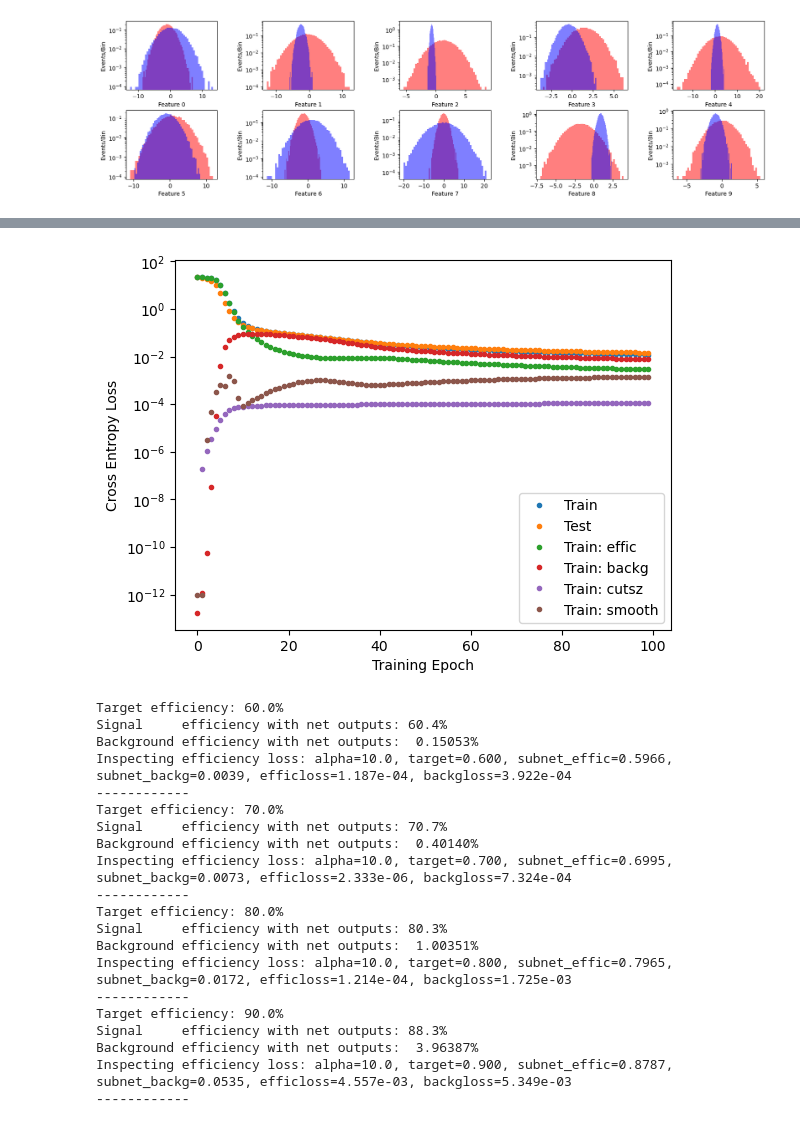
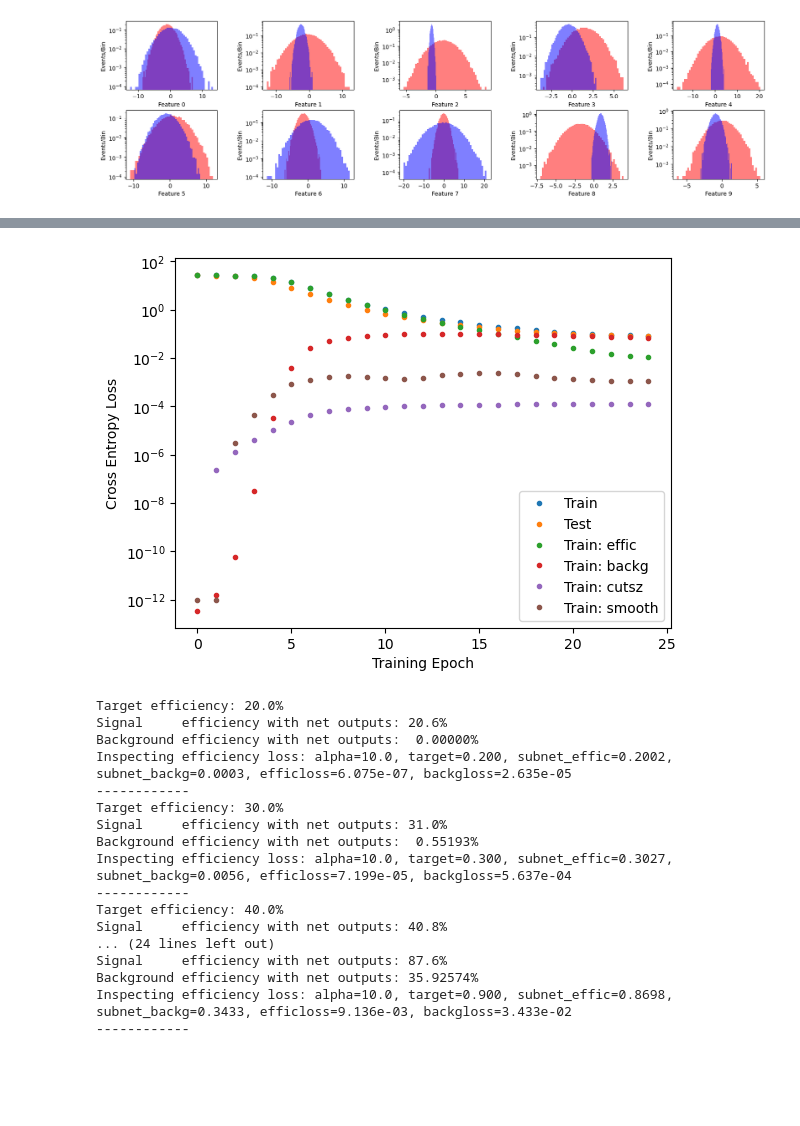
Before and after one commit to scipp-atlas/cabin-notebooks, a Jupyter notebook: EfficiencyScan.ipynb, the cells around one changed output, grey strips where cells are left out. Saved outputs shown, nothing was run; the diff lists cells and outputs as text; code cells hidden in the pictures; blank space fills up the shorter version.

```diff
--- a/EfficiencyScan.ipynb
+++ b/EfficiencyScan.ipynb
@@ -88,12 +90,12 @@ if m==10:
 elif m==5:
     cuts_gt_lt = [lt, gt, gt, gt, gt]
 # %%
-targeteffics=[0.6,0.7,0.8,0.9]
+targeteffics=[0.2,0.3,0.4,0.5,0.6,0.7,0.8,0.9]
 
 # some hyperparameters
 learning_rate=0.5
 batch_size=int(len(y_train)/1.) # only one batch
-epochs=100
+epochs=25
 
 # how we scale the inputs to the activation function.
 # larger values improve the matching of the signal efficiency
@@ -165,11 +167,11 @@ Completed epoch 99 in  1.0s, Train loss=1.2e-02, Test loss=1.5e-02
 # %%
-LearningCutsUtils.LearningCutsUtils.plotlosses(losses,losses_test)
+LCU.plotlosses(losses,losses_test)
 # %% [output]
-[figure, old version]
+[figure, new version]
 # %%
 for n in range(len(targeteffics)):
     print(f"Target efficiency: {targeteffics[n]*100}%")
-    LearningCutsUtils.LearningCutsUtils.check_effic(x_test_tensor,y_test,net.nets[n],True)
+    LCU.check_effic(x_test_tensor,y_test,net.nets[n],True)
 
     # check that after reloading the weights we still get the same performance after pretraining
     net.nets[n].eval() # configure the model for evaluation (testing)
@@ -177,25 +179,22 @@ for n in range(len(targeteffics)):
     test_loss = loss_fn(y_pred, y_test_tensor, m, net.nets[n], targeteffics[n], alpha, beta, gamma, True)
     print("------------")
 # %% [output]
-Target efficiency: 60.0%
-Signal     efficiency with net outputs: 60.4%
-Background efficiency with net outputs:  0.15053%
-Inspecting efficiency loss: alpha=10.0, target=0.600, subnet_effic=0.5966, subnet_backg=0.0039, efficloss=1.187e-04, backgloss=3.922e-04
+Target efficiency: 20.0%
+Signal     efficiency with net outputs: 20.6%
+Background efficiency with net outputs:  0.00000%
+Inspecting efficiency loss: alpha=10.0, target=0.200, subnet_effic=0.2002, subnet_backg=0.0003, efficloss=6.075e-07, backgloss=2.635e-05
 ------------
-Target efficiency: 70.0%
-Signal     efficiency with net outputs: 70.7%
-Background efficiency with net outputs:  0.40140%
-Inspecting efficiency loss: alpha=10.0, target=0.700, subnet_effic=0.6995, subnet_backg=0.0073, efficloss=2.333e-06, backgloss=7.324e-04
+Target efficiency: 30.0%
+Signal     efficiency with net outputs: 31.0%
+Background efficiency with net outputs:  0.55193%
+Inspecting efficiency loss: alpha=10.0, target=0.300, subnet_effic=0.3027, subnet_backg=0.0056, efficloss=7.199e-05, backgloss=5.637e-04
 ------------
-Target efficiency: 80.0%
-Signal     efficiency with net outputs: 80.3%
-Background efficiency with net outputs:  1.00351%
-Inspecting efficiency loss: alpha=10.0, target=0.800, subnet_effic=0.7965, subnet_backg=0.0172, efficloss=1.214e-04, backgloss=1.725e-03
+Target efficiency: 40.0%
+Signal     efficiency with net outputs: 40.8%
+... (24 lines left out)
+Signal     efficiency with net outputs: 87.6%
+Background efficiency with net outputs: 35.92574%
+Inspecting efficiency loss: alpha=10.0, target=0.900, subnet_effic=0.8698, subnet_backg=0.3433, efficloss=9.136e-03, backgloss=3.433e-02
 ------------
-Target efficiency: 90.0%
-Signal     efficiency with net outputs: 88.3%
-Background efficiency with net outputs:  3.96387%
-Inspecting efficiency loss: alpha=10.0, target=0.900, subnet_effic=0.8787, subnet_backg=0.0535, efficloss=4.557e-03, backgloss=5.349e-03
-------------
 # %%
 # Distributions of cuts
```
Also changed, not shown: parts of 7 cells of this notebook, 1 other file.
